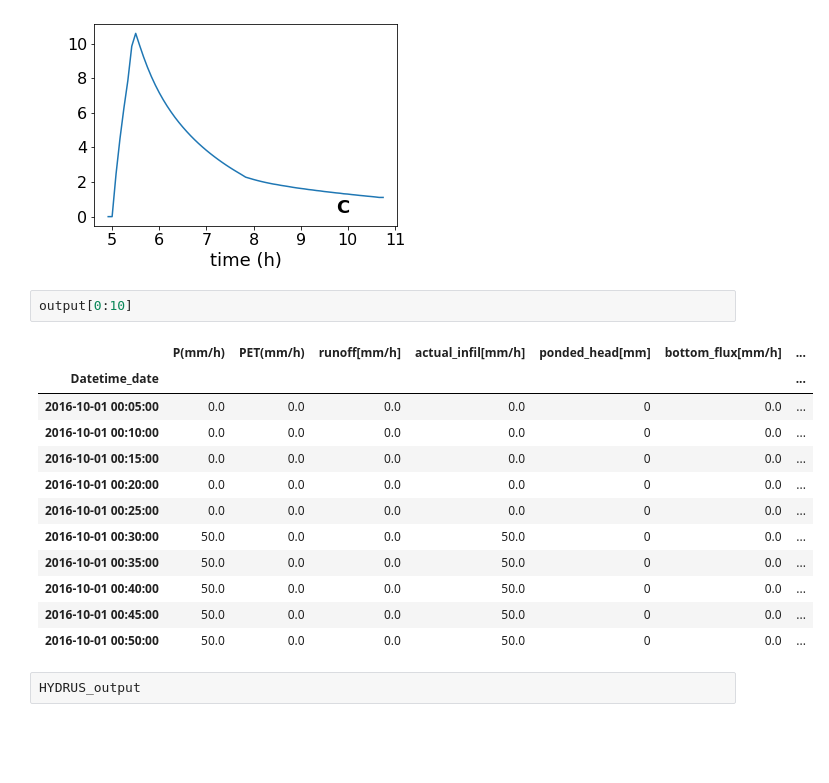
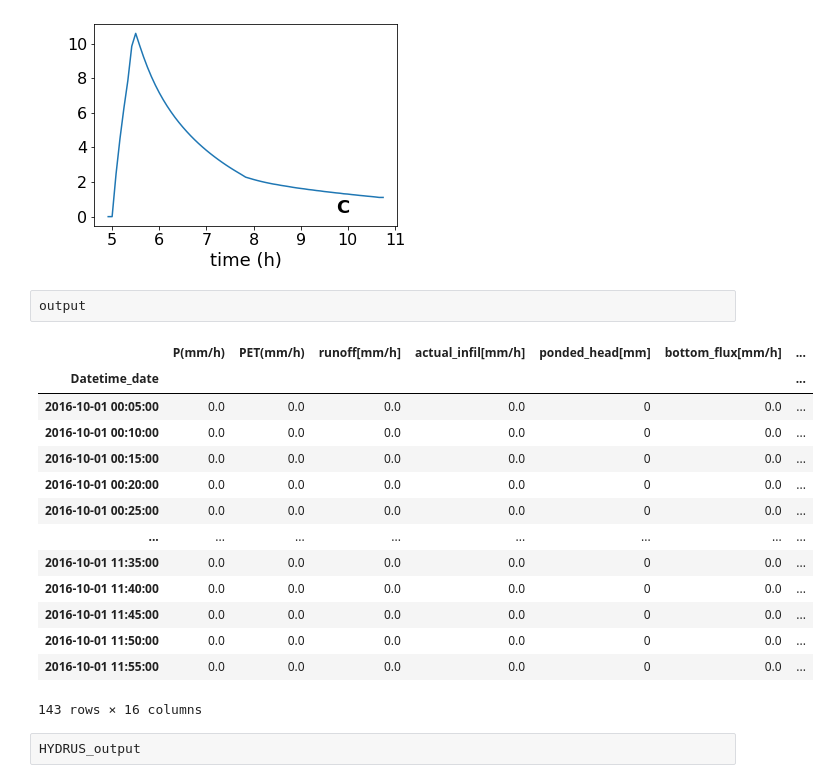
Before and after one commit to NOAA-OWP/LGAR-Py, a Jupyter notebook: vis_files/LGAR_visualize_synth_3.ipynb, the cells around one changed output. Cells and saved outputs as stored; diff of their text form; blank space fills up the shorter version.

```diff
--- a/vis_files/LGAR_visualize_synth_3.ipynb
+++ b/vis_files/LGAR_visualize_synth_3.ipynb
@@ -328,20 +328,22 @@ plt.subplots_adjust(left=0.2, right=0.9, top=0.9, bottom=0.2)
 3.347415353749221
 [figure]
 # %%
-output[0:10]
+output
 # %% [output]
 |  | P(mm/h) | PET(mm/h) | runoff[mm/h] | actual_infil[mm/h] | ponded_head[mm] | bottom_flux[mm/h] | ... |
 | Datetime_date |  |  |  |  |  |  | ... |
 | 2016-10-01 00:05:00 | 0.0 | 0.0 | 0.0 | 0.0 | 0 | 0.0 | ... |
 | 2016-10-01 00:10:00 | 0.0 | 0.0 | 0.0 | 0.0 | 0 | 0.0 | ... |
 | 2016-10-01 00:15:00 | 0.0 | 0.0 | 0.0 | 0.0 | 0 | 0.0 | ... |
 | 2016-10-01 00:20:00 | 0.0 | 0.0 | 0.0 | 0.0 | 0 | 0.0 | ... |
 | 2016-10-01 00:25:00 | 0.0 | 0.0 | 0.0 | 0.0 | 0 | 0.0 | ... |
-| 2016-10-01 00:30:00 | 50.0 | 0.0 | 0.0 | 50.0 | 0 | 0.0 | ... |
-| 2016-10-01 00:35:00 | 50.0 | 0.0 | 0.0 | 50.0 | 0 | 0.0 | ... |
-| 2016-10-01 00:40:00 | 50.0 | 0.0 | 0.0 | 50.0 | 0 | 0.0 | ... |
-| 2016-10-01 00:45:00 | 50.0 | 0.0 | 0.0 | 50.0 | 0 | 0.0 | ... |
-| 2016-10-01 00:50:00 | 50.0 | 0.0 | 0.0 | 50.0 | 0 | 0.0 | ... |
+| ... | ... | ... | ... | ... | ... | ... | ... |
+| 2016-10-01 11:35:00 | 0.0 | 0.0 | 0.0 | 0.0 | 0 | 0.0 | ... |
+| 2016-10-01 11:40:00 | 0.0 | 0.0 | 0.0 | 0.0 | 0 | 0.0 | ... |
+| 2016-10-01 11:45:00 | 0.0 | 0.0 | 0.0 | 0.0 | 0 | 0.0 | ... |
+| 2016-10-01 11:50:00 | 0.0 | 0.0 | 0.0 | 0.0 | 0 | 0.0 | ... |
+| 2016-10-01 11:55:00 | 0.0 | 0.0 | 0.0 | 0.0 | 0 | 0.0 | ... |
+143 rows × 16 columns
 # %%
 HYDRUS_output
 # %% [output]
```
